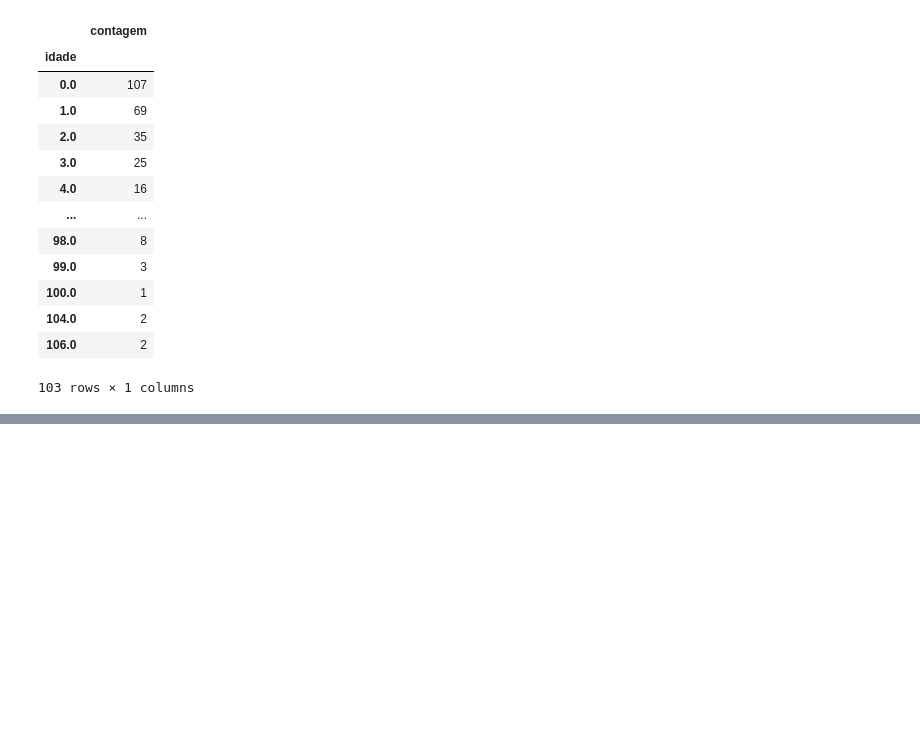
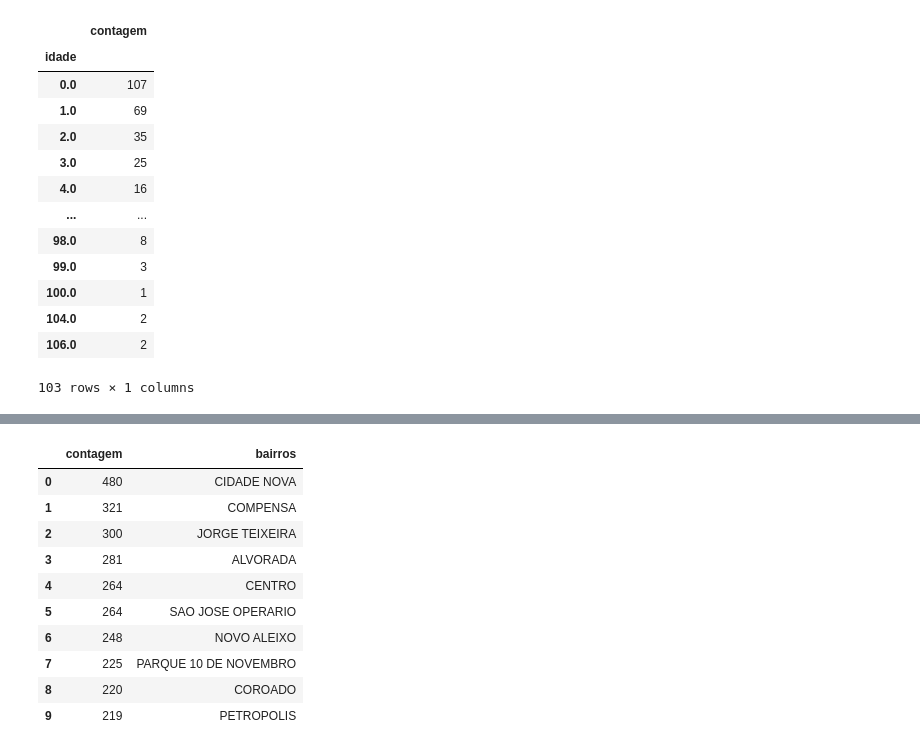
Before and after one commit to thiagos98/data-analysis-manaus, a Jupyter notebook: main.ipynb, the cells around one changed output, grey strips where cells are left out. Cells and saved outputs as stored; diff of their text form; code cells hidden in the pictures; blank space fills up the shorter version.

```diff
--- a/main.ipynb
+++ b/main.ipynb
@@ -220,8 +222,7 @@ clear_u = [clear_data(x, r"^[ú]$", "u") for x in clear_o]
 clear_c = [clear_data(x, r"^[ç]$", "c") for x in clear_u]
 df_neighborhoods_clean = pd.DataFrame(clear_c, columns = ["_bairro"])
 # %%
-df_neighborhoods_clean = df_neighborhoods_clean.value_counts()
-df_neighborhoods_clean
+df_neighborhoods_clean.value_counts()
 # %% [output]
 _bairro
 CIDADE NOVA               480
@@ -333,0 +346,17 @@ print(f'Correlação positiva desprezível: {round(correl)}')
+# %%
+df_contagem['bairros'] = df_temp['bairros']
+df_dez_bairros = df_contagem.loc[:9]
+soma = df_contagem.loc[10:, 'contagem'].sum()
+df_dez_bairros
+# %% [output]
+|  | contagem | bairros |
+| 0 | 480 | CIDADE NOVA |
+| 1 | 321 | COMPENSA |
+| 2 | 300 | JORGE TEIXEIRA |
+| 3 | 281 | ALVORADA |
+| 4 | 264 | CENTRO |
+| 5 | 264 | SAO JOSE OPERARIO |
+| 6 | 248 | NOVO ALEIXO |
+| 7 | 225 | PARQUE 10 DE NOVEMBRO |
+| 8 | 220 | COROADO |
+| 9 | 219 | PETROPOLIS |
```
Also changed, not shown: parts of 12 cells of this notebook.
